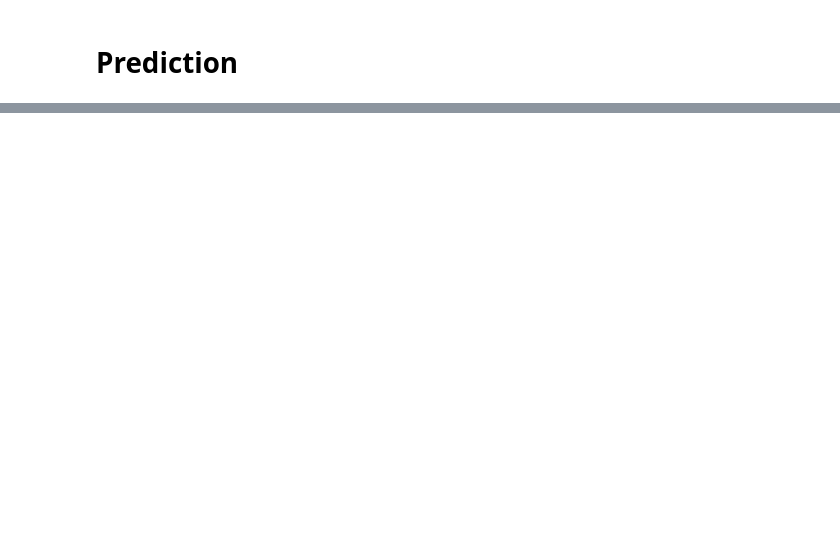
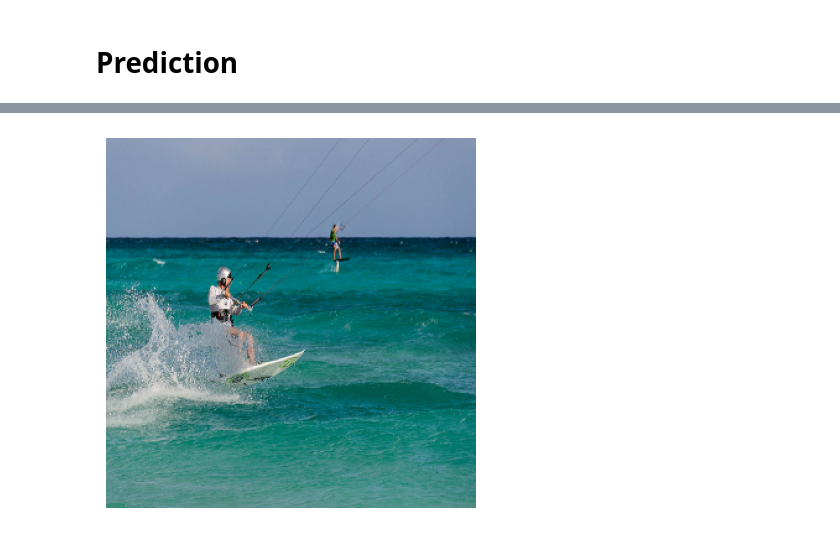
Before and after one commit to xiaodanlu/Deep-Learning-Project-Image-captioning, a Jupyter notebook: code/data_processing.ipynb, the cells around one changed output, grey strips where cells are left out. Saved outputs shown, nothing was run; the diff lists cells and outputs as text; code cells hidden in the pictures; blank space fills up the shorter version.

```diff
--- a/code/data_processing.ipynb
+++ b/code/data_processing.ipynb
@@ -550,0 +547,39 @@ caption_image(test_df["image"][100])
+# %%
+encoder = keras.models.load_model("Encoder.hdf5")
+decoder = keras.models.load_model("Decoder.hdf5")
+import pickle
+# loading
+with open('tokenizer.pickle', 'rb') as handle:
+    tok = pickle.load(handle)
+def load_img(path):
+  img = tf.io.read_file(path)
+  img = tf.image.decode_jpeg(img, channels=3)
+  img = tf.image.resize(img, (img_dimension, img_dimension))
+  return img
+
+from tensorflow.keras.applications.inception_v3 import preprocess_input
+
+def caption_image(path):
+  image = load_img(path)#/255.0
+  img_input = preprocess_input(image)
+
+  encodings = encoder.predict(tf.reshape(img_input,(1,img_dimension,img_dimension,3)))
+
+  texts = ["[start]"]
+  h = np.zeros((1,LSTM_size))
+  c = h
+  for _ in range(max_cap_len + 1):
+    dec_inp = np.array(tok.word_index.get(texts[-1])).reshape(1,-1)
+    props, h, c = decoder.predict([encodings,h, c ,dec_inp])
+    props= props[0]
+    idx = np.argmax(props)
+
+    texts.append(tok.index_word.get(idx))
+
+    if idx == tok.word_index['[end]']:
+      break
+  if tok.word_index.get(texts[-1]) != tok.word_index['[end]']:
+    texts.append('[end]')
+  print(' '.join(texts))
+  plt.imshow(image/255.0)
+  plt.axis("off")
@@ -550,0 +589,3 @@ caption_image(test_df["image"][100])
+# %%
+caption_image(test_df["image"][100])
+# %% [output]
@@ -550,0 +603 @@ caption_image(test_df["image"][100])
+[figure, added]
```
Also changed, not shown: parts of 21 cells of this notebook.
